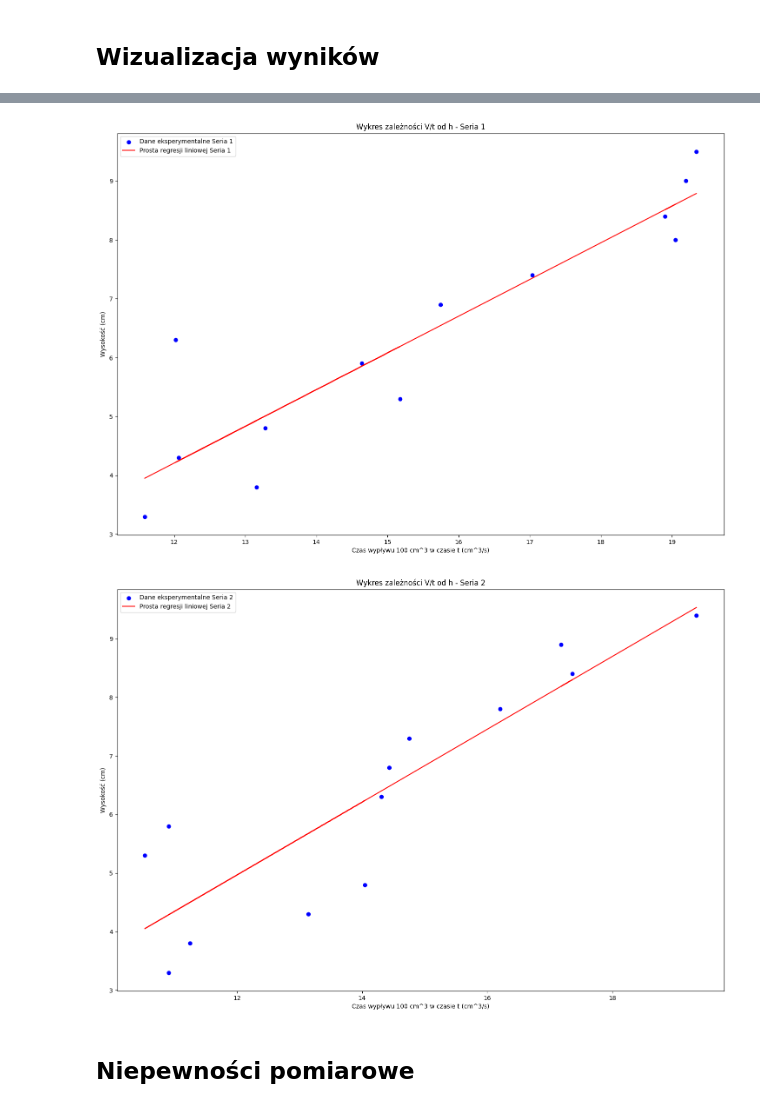
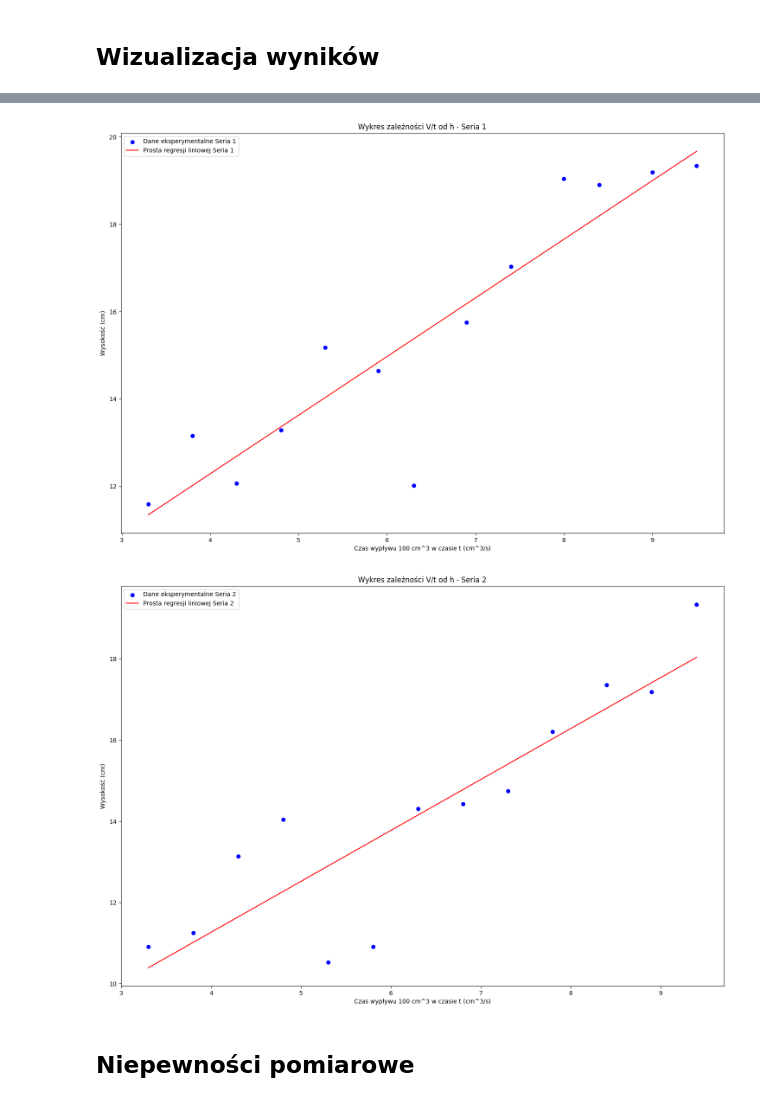
Before and after one commit to milosz0542/I-pracownia-fizyczna-2, a Jupyter notebook: Sprawozdanie37/Obliczenia37.ipynb, the cells around one changed output, grey strips where cells are left out. Cells and saved outputs as stored; diff of their text form; code cells hidden in the pictures.

```diff
--- a/Sprawozdanie37/Obliczenia37.ipynb
+++ b/Sprawozdanie37/Obliczenia37.ipynb
@@ -30,7 +30,7 @@ t_2 = numpy_seria_4[:, 1] # All rows, second column (index 1)
 # %% [markdown]
 ## Podstawowe obliczenia oraz poprowadzenie regresji
 # %%
-# Obliczenie średniej wartości dla h i t
+[]# Obliczenie średniej wartości dla h i t
 h = (h_1 + h_2) / 2
 t = (t_1 + t_2) / 2
 
@@ -43,22 +43,22 @@ print("Średnie wartości t:", t)
 print("Wartości V/t:", V_div_t)
 
 # Regresja liniowa
-wspolczynniki1 = np.polyfit(V_div_t1, h_1, 1)
+wspolczynniki1 = np.polyfit(h_1, V_div_t1, 1)
 prosta_regresji1 = np.poly1d(wspolczynniki1)
 
-wspolczynniki2 = np.polyfit(V_div_t2, h_2, 1)
+wspolczynniki2 = np.polyfit(h_2, V_div_t2, 1)
 prosta_regresji2 = np.poly1d(wspolczynniki2)
 
-wspolczynniki = np.polyfit(V_div_t, h, 1)
+wspolczynniki = np.polyfit(h, V_div_t, 1)
 prosta_regresji = np.poly1d(wspolczynniki)
 
 print("Regresja liniowa")
-print(f"V/t={wspolczynniki[0]:.4f}*h + {wspolczynniki[1]:.4f}")
+print(f"h={wspolczynniki[0]:.4f}*V/t + {wspolczynniki[1]:.4f}")
 
 print("Regresja liniowa Seria 1")
-print(f"V/t={wspolczynniki1[0]:.4f}*h + {wspolczynniki1[1]:.4f}")
+print(f"h={wspolczynniki1[0]:.4f}*V/t + {wspolczynniki1[1]:.4f}")
 print("Regresja liniowa Seria 2")
-print(f"V/t={wspolczynniki2[0]:.4f}*h + {wspolczynniki2[1]:.4f}")
+print(f"h={wspolczynniki2[0]:.4f}*V/t + {wspolczynniki2[1]:.4f}")
 # %% [output]
 Średnie wartości h: [9.45 8.95 8.4  7.9  7.35 6.85 6.3  5.85 5.3  4.8  4.3  3.8  3.3 ]
 Średnie wartości t: [5.17  5.515 5.525 5.71  6.325 6.64  7.655 8.    8.045 7.325 7.95  8.245
@@ -88,25 +88,25 @@ plt.show()
 # %%
 plt.figure(figsize=(18, 12))
-plt.scatter(V_div_t1, h_1, color='blue', label='Dane eksperymentalne Seria 1')
-plt.plot(V_div_t1, prosta_regresji1(V_div_t1), color='red', label='Prosta regresji liniowej Seria 1')
+plt.scatter(h_1, V_div_t1, color='blue', label='Dane eksperymentalne Seria 1')
+plt.plot(h_1, prosta_regresji1(h_1), color='red', label='Prosta regresji liniowej Seria 1')
 plt.title('Wykres zależności V/t od h - Seria 1')
-plt.xlabel('Czas wypływu 100 cm^3 w czasie t (cm^3/s)')
-plt.ylabel('Wysokość (cm)')
+plt.ylabel('Czas wypływu 100 cm^3 w czasie t (cm^3/s)')
+plt.xlabel('Wysokość (cm)')
 plt.legend()
 plt.show()
 # %% [output]
-[figure, old version]
+[figure, new version]
 # %%
 plt.figure(figsize=(18, 12))
-plt.scatter(V_div_t2, h_2, color='blue', label='Dane eksperymentalne Seria 2')
-plt.plot(V_div_t2, prosta_regresji2(V_div_t2), color='red', label='Prosta regresji liniowej Seria 2')
+plt.scatter(h_2, V_div_t2, color='blue', label='Dane eksperymentalne Seria 2')
+plt.plot(h_2, prosta_regresji2(h_2), color='red', label='Prosta regresji liniowej Seria 2')
 plt.title('Wykres zależności V/t od h - Seria 2')
-plt.xlabel('Czas wypływu 100 cm^3 w czasie t (cm^3/s)')
-plt.ylabel('Wysokość (cm)')
+plt.ylabel('Czas wypływu 100 cm^3 w czasie t (cm^3/s)')
+plt.xlabel('Wysokość (cm)')
 plt.legend()
 plt.show()
 # %% [output]
-[figure, old version]
+[figure, new version]
 # %% [markdown]
 ## Niepewności pomiarowe
 # %%
```
Also changed, not shown: parts of 2 cells of this notebook, 11 other files.
